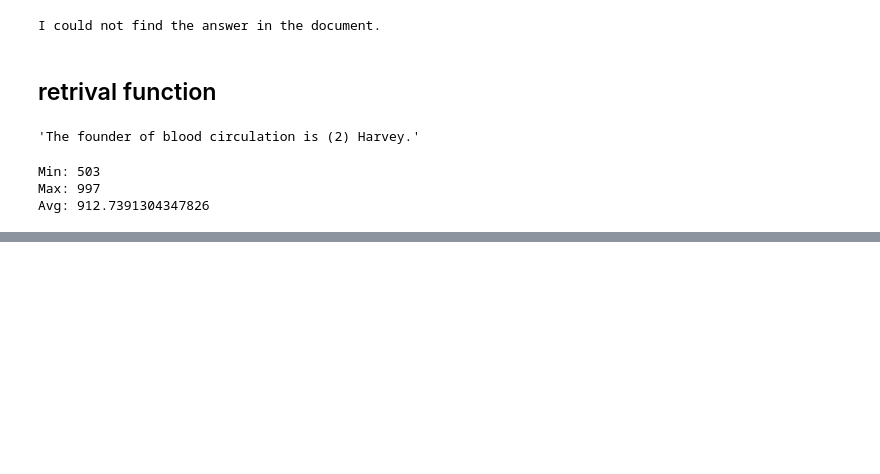
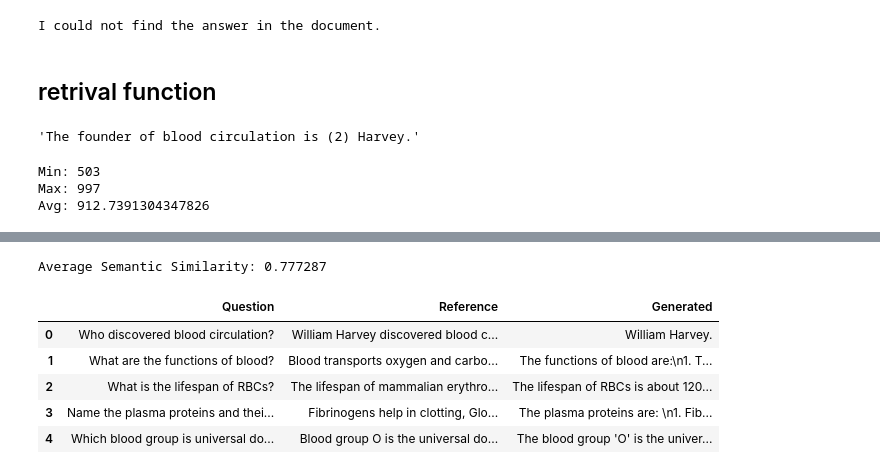
Before and after one commit to Harshkotkar/AI-agents-, a Jupyter notebook: multimodel_rag.ipynb, the cells around one changed output, grey strips where cells are left out. Saved outputs shown, nothing was run; the diff lists cells and outputs as text; code cells hidden in the pictures; blank space fills up the shorter version.

```diff
--- a/multimodel_rag.ipynb
+++ b/multimodel_rag.ipynb
@@ -1315,0 +1373,8 @@ Avg: 912.7391304347826
+# %%
+generated_answers = {}
+
+for question in generator_gt.keys():
+
+    generated_answers[question] = rag_chain(
+        question
+    )
@@ -1315,0 +1482,66 @@ Avg: 912.7391304347826
+# %%
+from sentence_transformers import SentenceTransformer
+
+sim_model = SentenceTransformer(
+    "all-MiniLM-L6-v2"
+)
+# %%
+similarities = []
+
+for question in generator_gt:
+
+    reference = " ".join(
+        generator_gt[question]
+    )
+
+    prediction = generated_answers[
+        question
+    ]
+
+    ref_emb = sim_model.encode(
+        reference
+    )
+
+    pred_emb = sim_model.encode(
+        prediction
+    )
+
+    sim = cosine_similarity(
+        [ref_emb],
+        [pred_emb]
+    )[0][0]
+
+    similarities.append(sim)
+
+print(
+    "Average Semantic Similarity:",
+    sum(similarities) /
+    len(similarities)
+)
+# %% [output]
+Average Semantic Similarity: 0.777287
+# %%
+import pandas as pd
+
+results = []
+
+for question in generator_gt:
+
+    results.append({
+        "Question": question,
+        "Reference":
+            " ".join(generator_gt[question]),
+        "Generated":
+            generated_answers[question]
+    })
+
+df = pd.DataFrame(results)
+
+df.head()
+# %% [output]
+|  | Question | Reference | Generated |
+| 0 | Who discovered blood circulation? | William Harvey discovered blood c... | William Harvey. |
+| 1 | What are the functions of blood? | Blood transports oxygen and carbo... | The functions of blood are:\n1. T... |
+| 2 | What is the lifespan of RBCs? | The lifespan of mammalian erythro... | The lifespan of RBCs is about 120... |
+| 3 | Name the plasma proteins and thei... | Fibrinogens help in clotting, Glo... | The plasma proteins are: \n1. Fib... |
+| 4 | Which blood group is universal do... | Blood group O is the universal do... | The blood group 'O' is the univer... |
```
Also changed, not shown: parts of 9 cells of this notebook.
